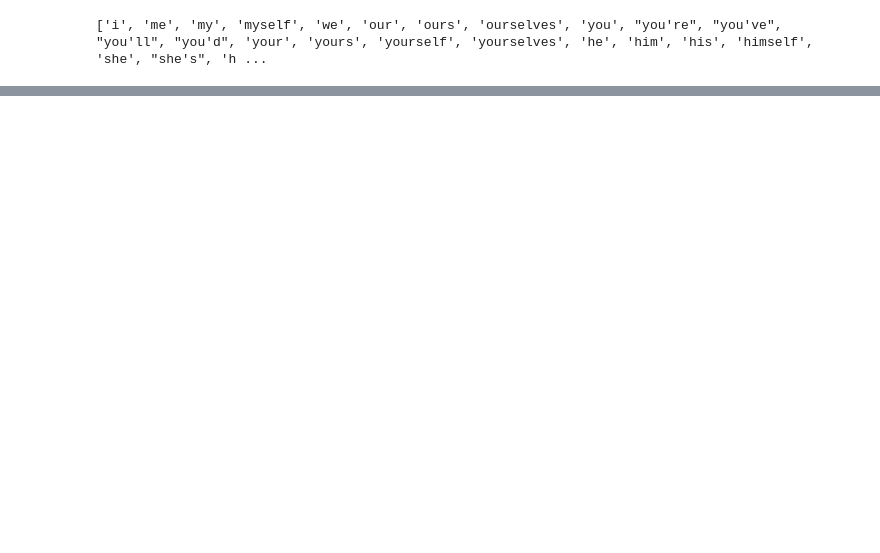
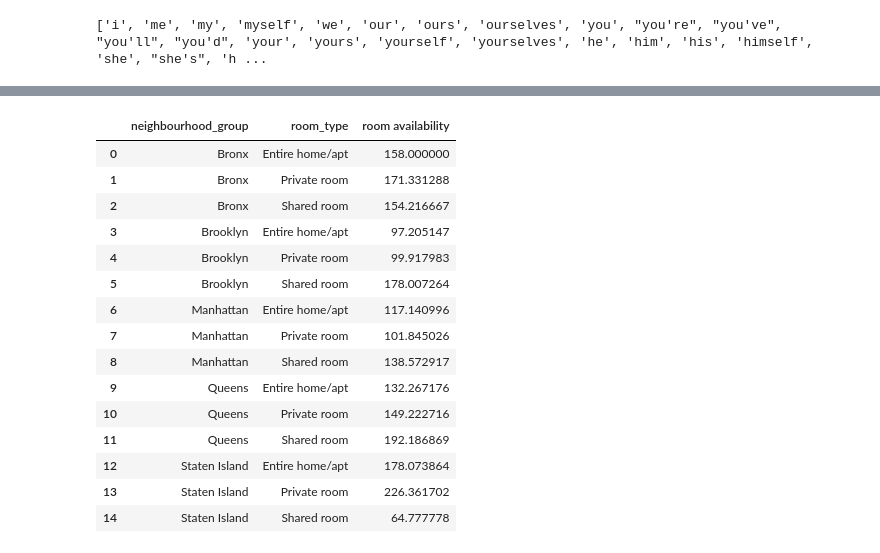
Before and after one commit to Shrez7961/Airbnb-Booking-Analysis, a Jupyter notebook: EDA_Airbnb_Booking_Analysis.ipynb, the cells around one changed output, grey strips where cells are left out. Cells and saved outputs as stored; diff of their text form; code cells hidden in the pictures; blank space fills up the shorter version.

```diff
--- a/EDA_Airbnb_Booking_Analysis.ipynb
+++ b/EDA_Airbnb_Booking_Analysis.ipynb
@@ -379,0 +378,20 @@ plt.show()
+# %%
+av=df.groupby(['neighbourhood_group','room_type'])['availability_365'].mean().reset_index(name='room availability')
+av
+# %% [output]
+|  | neighbourhood_group | room_type | room availability |
+| 0 | Bronx | Entire home/apt | 158.000000 |
+| 1 | Bronx | Private room | 171.331288 |
+| 2 | Bronx | Shared room | 154.216667 |
+| 3 | Brooklyn | Entire home/apt | 97.205147 |
+| 4 | Brooklyn | Private room | 99.917983 |
+| 5 | Brooklyn | Shared room | 178.007264 |
+| 6 | Manhattan | Entire home/apt | 117.140996 |
+| 7 | Manhattan | Private room | 101.845026 |
+| 8 | Manhattan | Shared room | 138.572917 |
+| 9 | Queens | Entire home/apt | 132.267176 |
+| 10 | Queens | Private room | 149.222716 |
+| 11 | Queens | Shared room | 192.186869 |
+| 12 | Staten Island | Entire home/apt | 178.073864 |
+| 13 | Staten Island | Private room | 226.361702 |
+| 14 | Staten Island | Shared room | 64.777778 |
```
Also changed, not shown: parts of 6 cells of this notebook.
